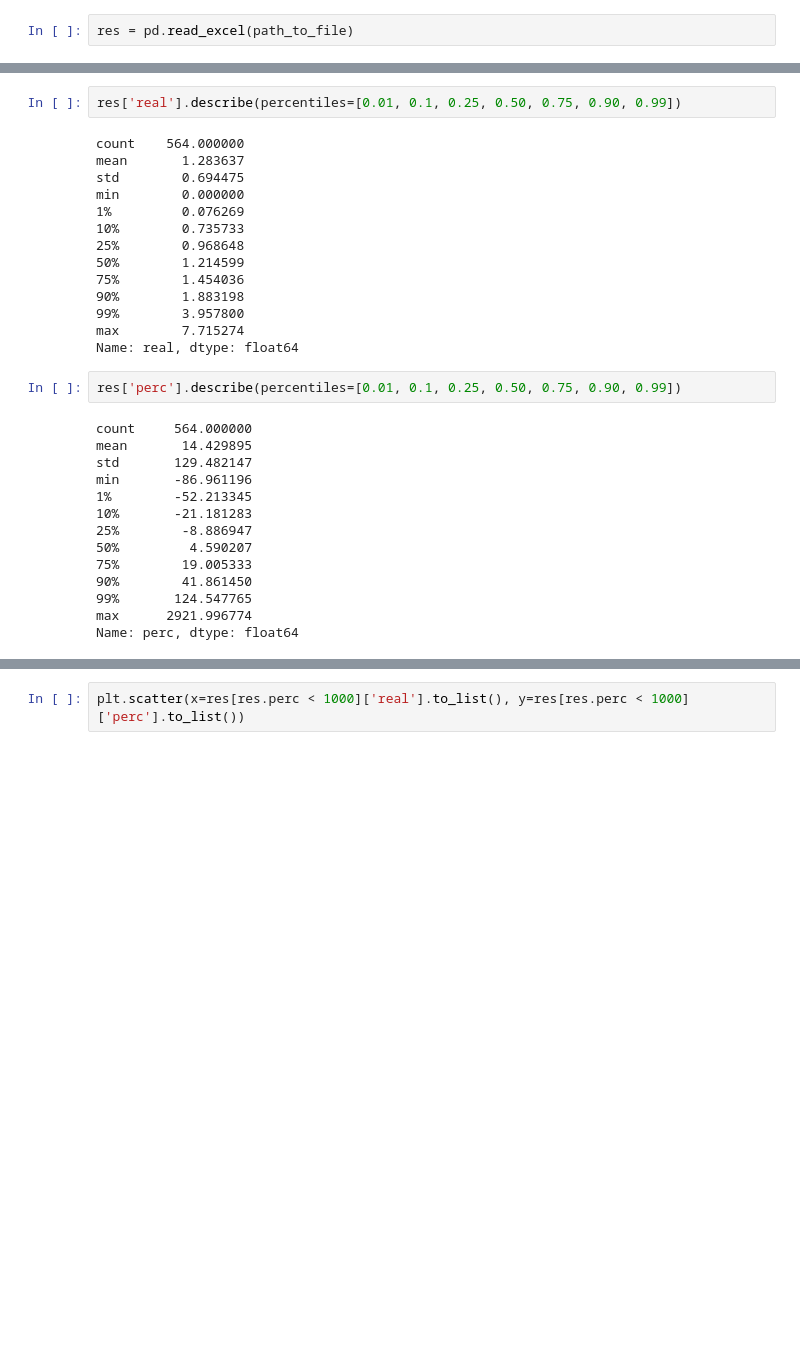
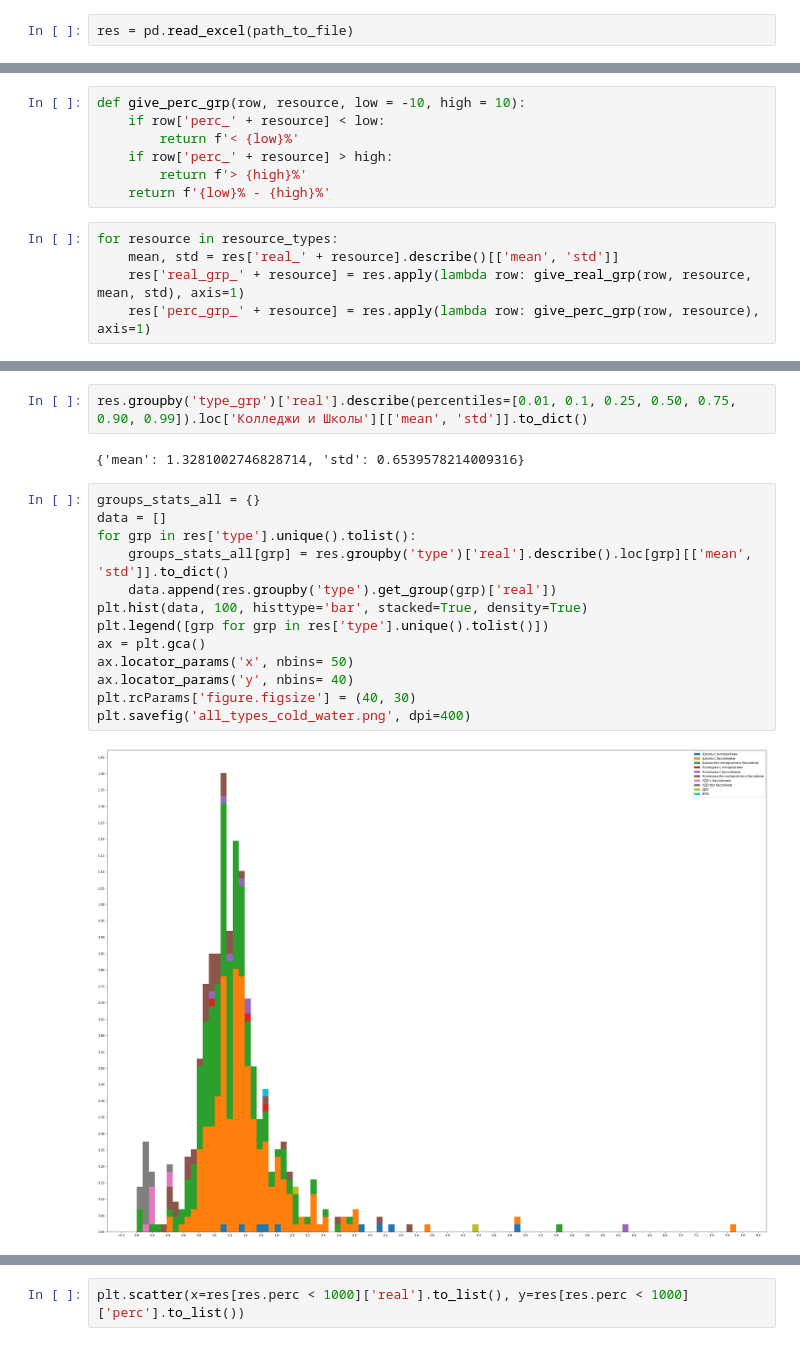
Before and after one commit to Mr-Maxraw/cfo-parser, a Jupyter notebook: counting/cold_water.ipynb, the cells around one changed output, grey strips where cells are left out. Cells and saved outputs as stored; diff of their text form; blank space fills up the shorter version.

Commit message:
Support for multiple resources

```diff
--- a/counting/cold_water.ipynb
+++ b/counting/cold_water.ipynb
@@ -29,0 +51,12 @@ res
+# %%
+def give_perc_grp(row, resource, low = -10, high = 10):
+    if row['perc_' + resource] < low:
+        return f'< {low}%'
+    if row['perc_' + resource] > high:
+        return f'> {high}%'
+    return f'{low}% - {high}%'
+# %%
+for resource in resource_types:
+    mean, std = res['real_' + resource].describe()[['mean', 'std']]
+    res['real_grp_' + resource] = res.apply(lambda row: give_real_grp(row, resource, mean, std), axis=1)
+    res['perc_grp_' + resource] = res.apply(lambda row: give_perc_grp(row, resource), axis=1)
@@ -30,32 +115,19 @@ res
 # %%
-res['real'].describe(percentiles=[0.01, 0.1, 0.25, 0.50, 0.75, 0.90, 0.99])
+res.groupby('type_grp')['real'].describe(percentiles=[0.01, 0.1, 0.25, 0.50, 0.75, 0.90, 0.99]).loc['Колледжи и Школы'][['mean', 'std']].to_dict()
 # %% [output]
-count    564.000000
-mean       1.283637
-std        0.694475
-min        0.000000
-1%         0.076269
-10%        0.735733
-25%        0.968648
-50%        1.214599
-75%        1.454036
-90%        1.883198
-99%        3.957800
-max        7.715274
-Name: real, dtype: float64
+{'mean': 1.3281002746828714, 'std': 0.6539578214009316}
-# %%
-res['perc'].describe(percentiles=[0.01, 0.1, 0.25, 0.50, 0.75, 0.90, 0.99])
-# %% [output]
-count     564.000000
-mean       14.429895
-std       129.482147
-min       -86.961196
-1%        -52.213345
-10%       -21.181283
-25%        -8.886947
-50%         4.590207
-75%        19.005333
-90%        41.861450
-99%       124.547765
-max      2921.996774
-Name: perc, dtype: float64
+# %%
+groups_stats_all = {}
+data = []
+for grp in res['type'].unique().tolist():
+    groups_stats_all[grp] = res.groupby('type')['real'].describe().loc[grp][['mean', 'std']].to_dict()
+    data.append(res.groupby('type').get_group(grp)['real'])
+plt.hist(data, 100, histtype='bar', stacked=True, density=True)
+plt.legend([grp for grp in res['type'].unique().tolist()])
+ax = plt.gca()
+ax.locator_params('x', nbins= 50)
+ax.locator_params('y', nbins= 40)
+plt.rcParams['figure.figsize'] = (40, 30)
+plt.savefig('all_types_cold_water.png', dpi=400)
+# %% [output]
+[figure, added]
```
Also changed, not shown: parts of 19 cells of this notebook.
